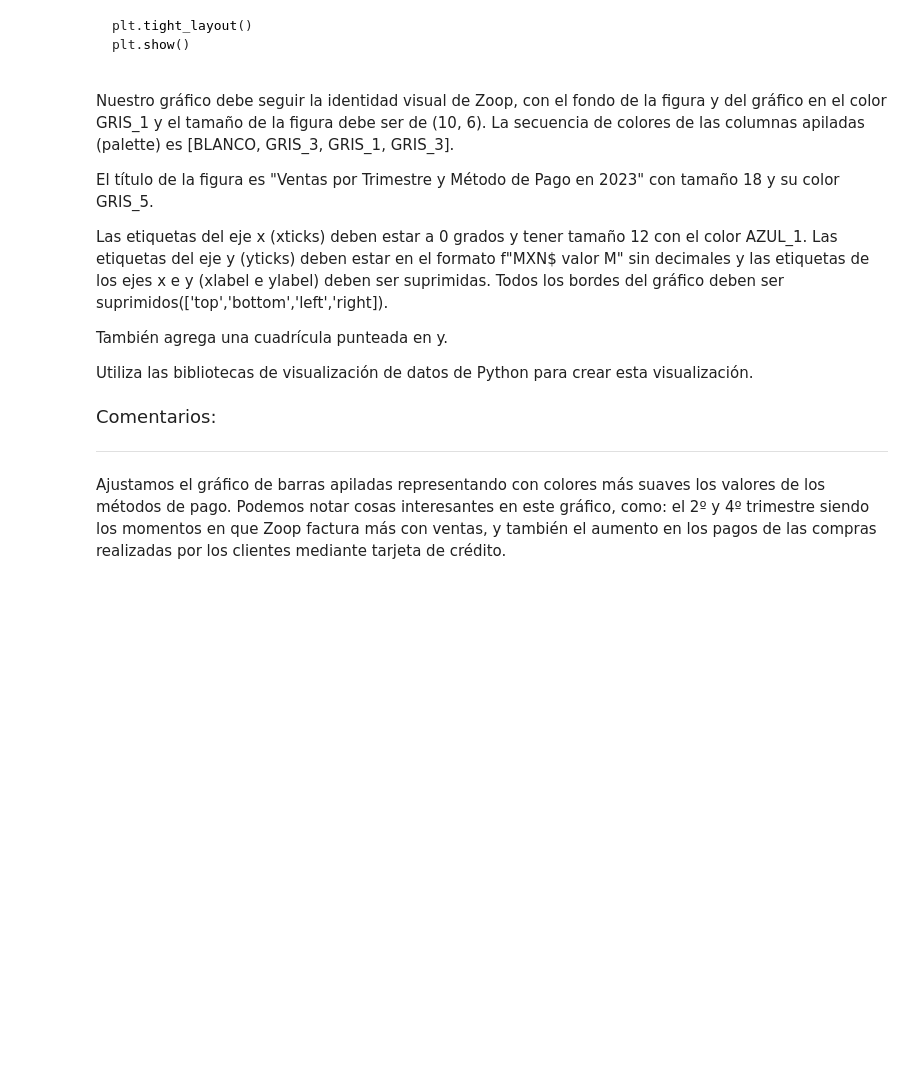
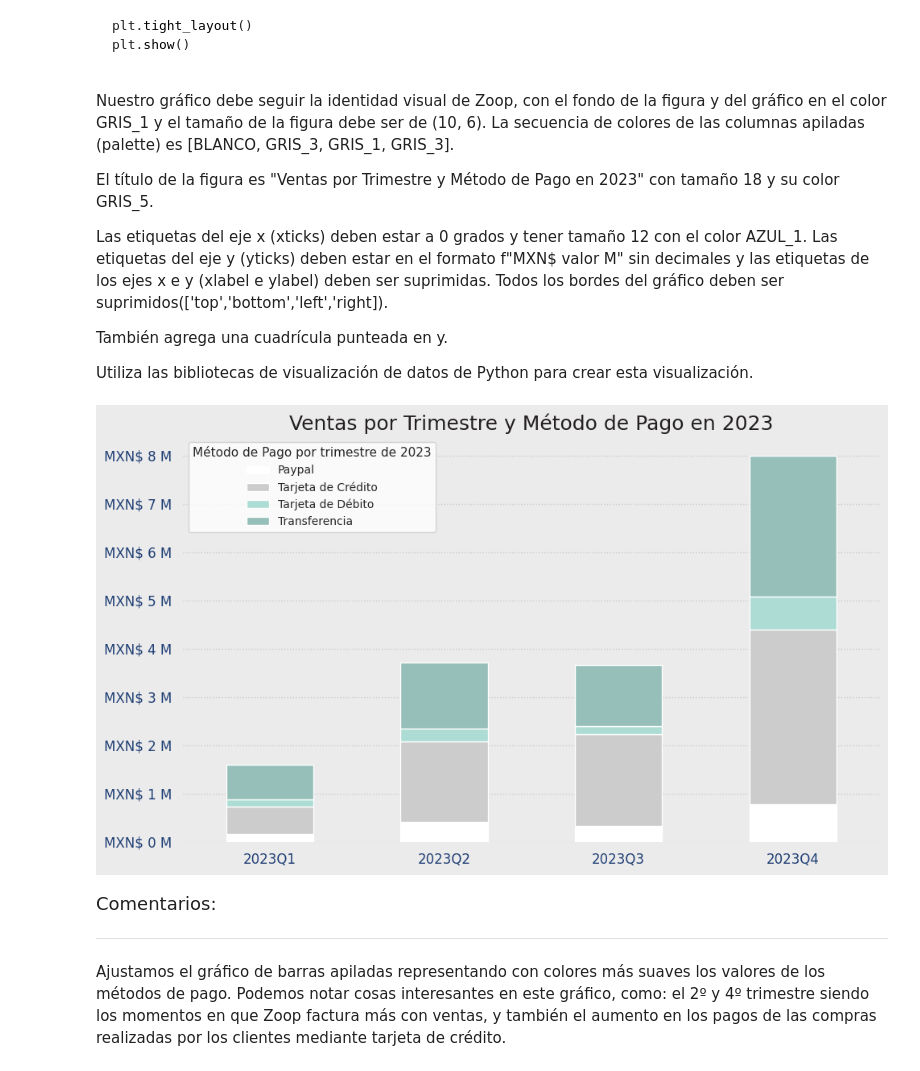
Before and after one commit to leriverah/IA-Aplicada-Ciencia-de-datos, a Jupyter notebook: IA_aplicada_a_ciencia_de_datos.ipynb, the cells around one changed output. Drawn from its saved outputs; the diff is of its cells as text; code cells hidden in the pictures; blank space fills up the shorter version.

```diff
--- a/IA_aplicada_a_ciencia_de_datos.ipynb
+++ b/IA_aplicada_a_ciencia_de_datos.ipynb
@@ -1348,6 +1510,51 @@ Las etiquetas del eje x (xticks) deben estar a 0 grados y tener tamaño 12 con e
 También agrega una cuadrícula punteada en y.
 
 Utiliza las bibliotecas de visualización de datos de Python para crear esta visualización.
+# %%
+# 1. Crear columna de trimestre
+df['trimestre'] = df['fecha'].dt.to_period('Q')
+
+# 2. Agrupar por trimestre y método de pago
+ventas_trimestre = df.groupby(['trimestre', 'metodo_pago'])['facturacion'].sum().unstack()
+
+# 3. Crear figura
+fig, ax = plt.subplots(figsize=(10, 6), facecolor=GRIS_1)
+ventas_trimestre.plot(kind='bar', stacked=True, ax=ax,
+                      color=[BLANCO, GRIS_3, AQUA_1, AQUA_3])
+
+# 4. Personalizar fondo del área del gráfico
+ax.set_facecolor(GRIS_1)
+
+# 5. Personalizar título
+ax.set_title('Ventas por Trimestre y Método de Pago en 2023', fontsize=18, color=GRIS_5)
+
+# 6. Suprimir etiquetas de ejes
+ax.set_xlabel('')
+ax.set_ylabel('')
+
+# 7. Etiquetas del eje X
+ax.set_xticklabels([str(t) for t in ventas_trimestre.index], rotation=0, fontsize=12, color=AZUL_1)
+
+# 8. Etiquetas del eje Y con formato "MXN$ valor M"
+yticks = ax.get_yticks()
+ax.set_yticklabels([f'MXN$ {int(val / 1e6)} M' for val in yticks], fontsize=12, color=AZUL_1)
+
+# 9. Eliminar bordes
+for spine in ['top', 'bottom', 'left', 'right']:
+    ax.spines[spine].set_visible(False)
+
+# 10. Cuadrícula punteada en eje Y
+ax.yaxis.grid(True, linestyle=':', linewidth=1, color=GRIS_3)
+ax.xaxis.grid(False)
+
+# 11. Leyenda
+ax.legend(title='Método de Pago por trimestre de 2023', fontsize=10, title_fontsize=11)
+
+# 12. Ajustar diseño final
+plt.tight_layout()
+plt.show()
+# %% [output]
+[figure, added]
 # %% [markdown]
 <font color="7b71ff" size=4> Comentarios: </font>
 
```
Also changed, not shown: parts of 8 cells of this notebook.
